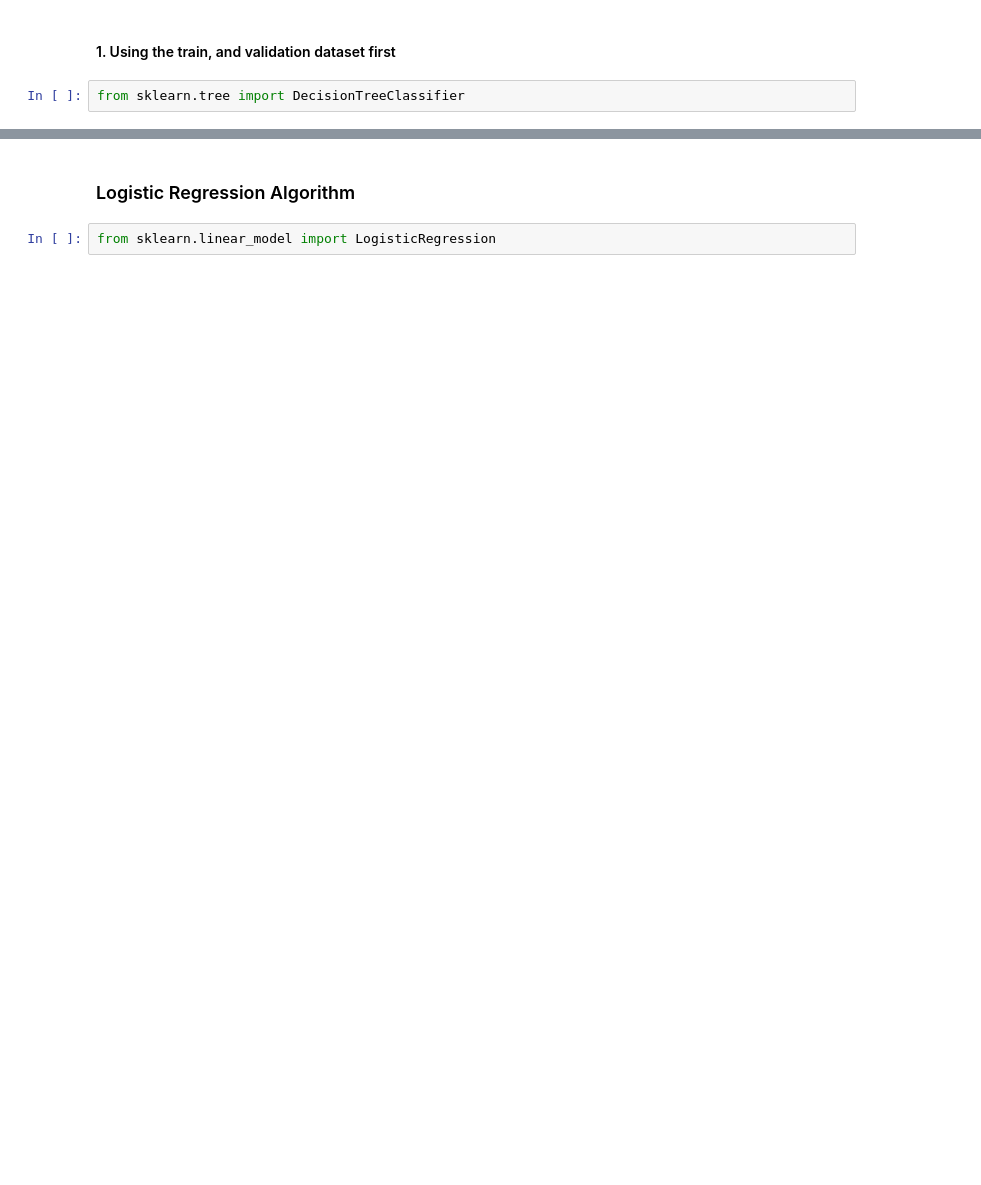
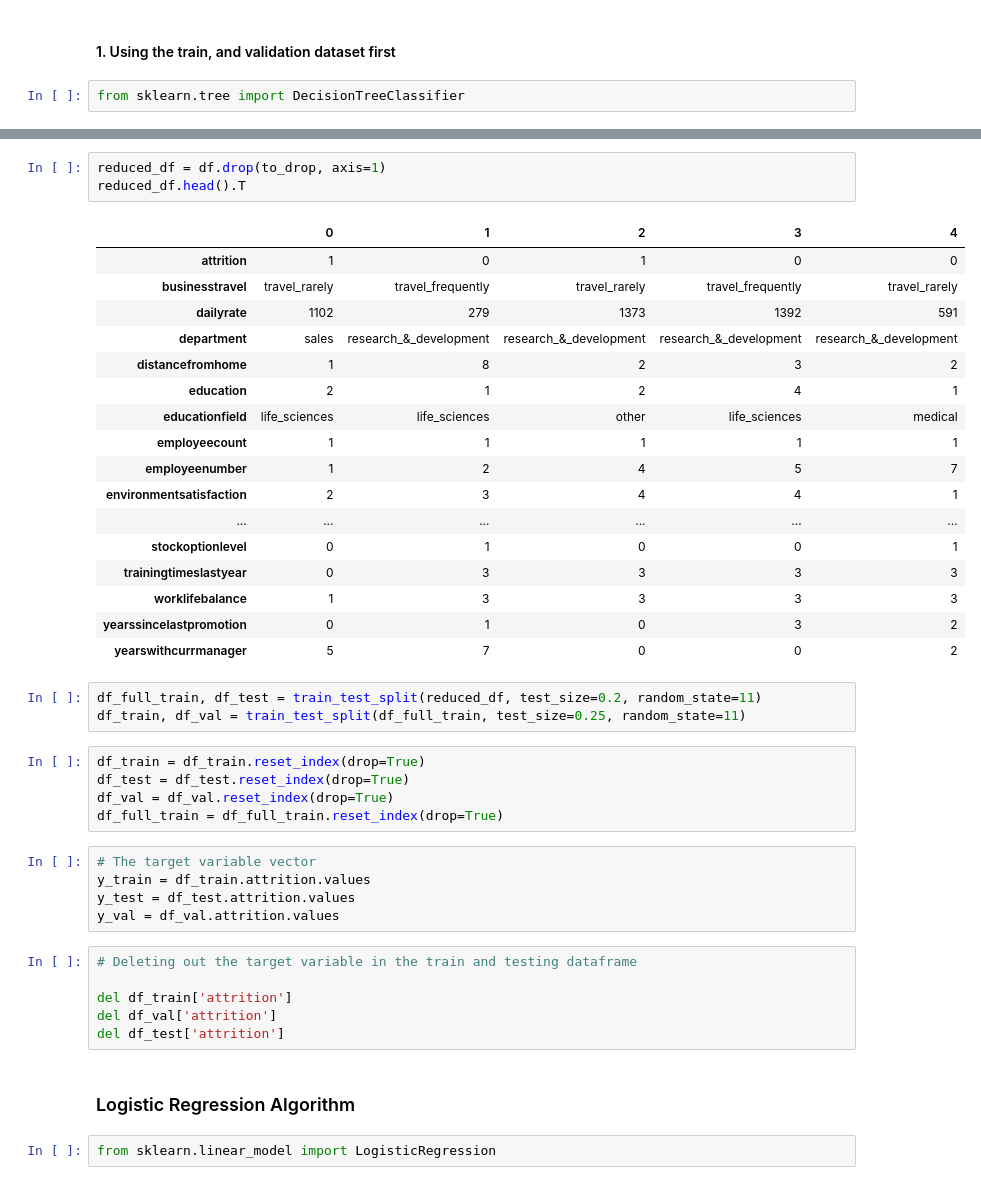
Before and after one commit to Daphne210/Machine-Learning-2, a Jupyter notebook: Attrition Model Assignment.ipynb, the cells around one changed output, grey strips where cells are left out. Cells and saved outputs as stored; diff of their text form; blank space fills up the shorter version.

```diff
--- a/Attrition Model Assignment.ipynb
+++ b/Attrition Model Assignment.ipynb
@@ -405,3 +466,43 @@ y_pred = dt.predict_proba(X_val)[:, 0]
+# %%
+reduced_df = df.drop(to_drop, axis=1)
+reduced_df.head().T
+# %% [output]
+|  | 0 | 1 | 2 | 3 | 4 |
+| attrition | 1 | 0 | 1 | 0 | 0 |
+| businesstravel | travel_rarely | travel_frequently | travel_rarely | travel_frequently | travel_rarely |
+| dailyrate | 1102 | 279 | 1373 | 1392 | 591 |
+| department | sales | research_&_development | research_&_development | research_&_development | research_&_development |
+| distancefromhome | 1 | 8 | 2 | 3 | 2 |
+| education | 2 | 1 | 2 | 4 | 1 |
+| educationfield | life_sciences | life_sciences | other | life_sciences | medical |
+| employeecount | 1 | 1 | 1 | 1 | 1 |
+| employeenumber | 1 | 2 | 4 | 5 | 7 |
+| environmentsatisfaction | 2 | 3 | 4 | 4 | 1 |
+| ... | ... | ... | ... | ... | ... |
+| stockoptionlevel | 0 | 1 | 0 | 0 | 1 |
+| trainingtimeslastyear | 0 | 3 | 3 | 3 | 3 |
+| worklifebalance | 1 | 3 | 3 | 3 | 3 |
+| yearssincelastpromotion | 0 | 1 | 0 | 3 | 2 |
+| yearswithcurrmanager | 5 | 7 | 0 | 0 | 2 |
+# %%
+df_full_train, df_test = train_test_split(reduced_df, test_size=0.2, random_state=11)
+df_train, df_val = train_test_split(df_full_train, test_size=0.25, random_state=11)
+# %%
+df_train = df_train.reset_index(drop=True)
+df_test = df_test.reset_index(drop=True)
+df_val = df_val.reset_index(drop=True)
+df_full_train = df_full_train.reset_index(drop=True)
+# %%
+# The target variable vector
+y_train = df_train.attrition.values
+y_test = df_test.attrition.values
+y_val = df_val.attrition.values
+# %%
+# Deleting out the target variable in the train and testing dataframe
+
+del df_train['attrition']
+del df_val['attrition']
+del df_test['attrition']
 # %% [markdown]
 ### Logistic Regression Algorithm
 # %%
```
Also changed, not shown: parts of 48 cells of this notebook.
